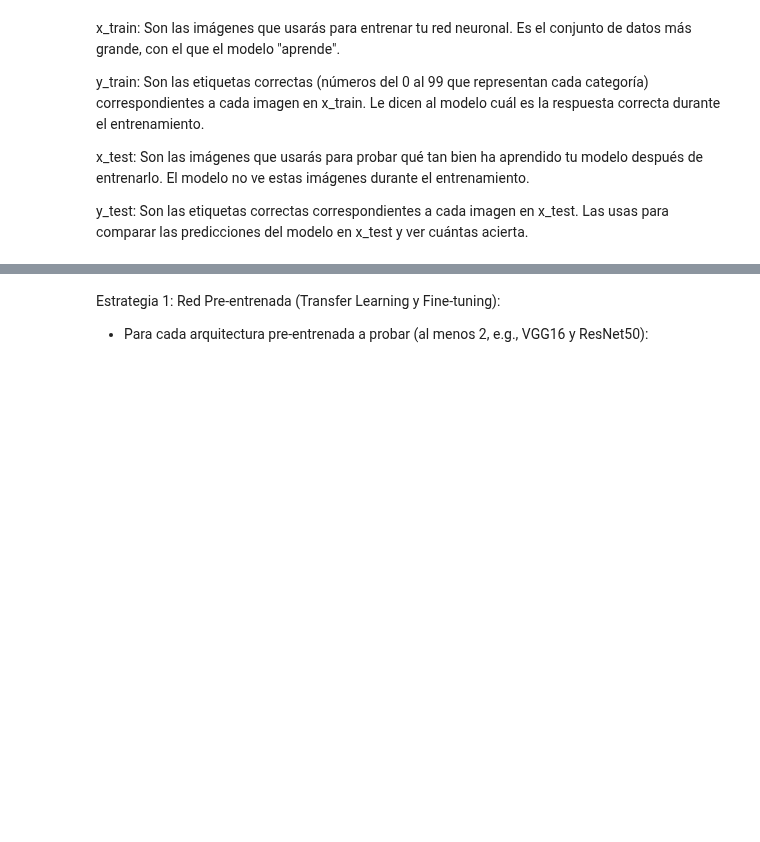
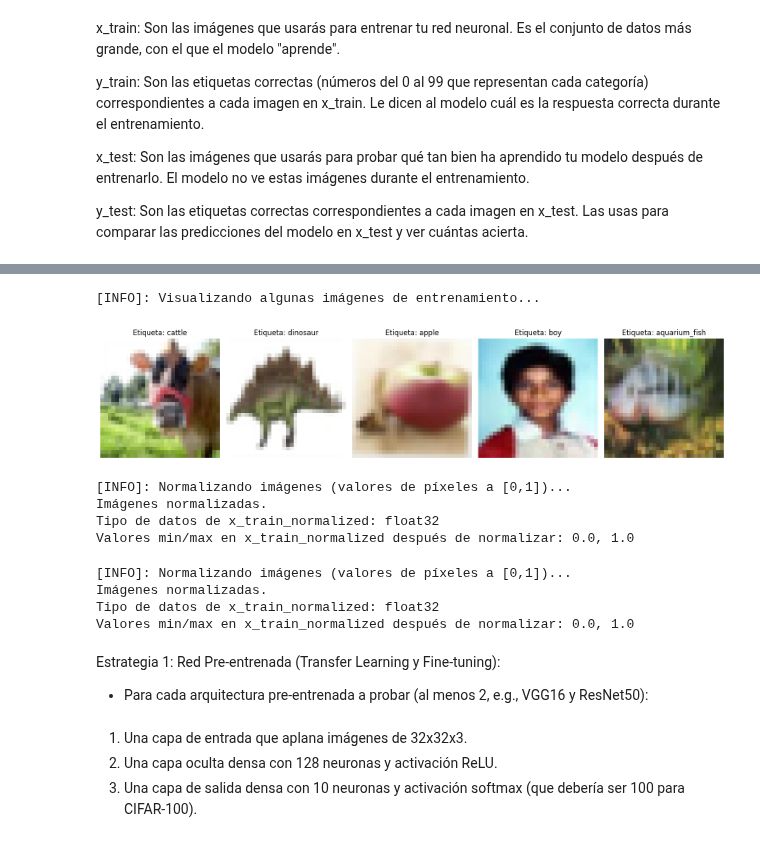
Before and after one commit to KARENCMP82/Python, a Jupyter notebook: DSC1124ESP_Actividad_DL_Grupo_XX.ipynb, the cells around one changed output, grey strips where cells are left out. Saved outputs shown, nothing was run; the diff lists cells and outputs as text; code cells hidden in the pictures; blank space fills up the shorter version.

```diff
--- a/DSC1124ESP_Actividad_DL_Grupo_XX.ipynb
+++ b/DSC1124ESP_Actividad_DL_Grupo_XX.ipynb
@@ -108,11 +118,3 @@ arrayEtiqueta = [
     'tulip', 'turtle', 'wardrobe', 'whale', 'willow_tree', 'wolf', 'woman',
     'worm'
 ]
-# %%
-#Visualizar algunas imágenes y sus etiquetas para entender los datos.
-
-for i in range(5):
-    plt.imshow(images_train[i])#Muestra la primera imagen
-    plt.title(f"Etiqueta: {arrayEtiqueta[labels_train[i][0]]}")#Agrega un título a la imagen
-    plt.axis('off')#Oculta los ejes
-    plt.show()#Muestra Imagen
@@ -131,3 +143,56 @@ images_test = images_test.astype('float32') / 255.0
+# %%
+#Visualizar algunas imágenes y sus etiquetas para entender los datos.
+print("\n[INFO]: Visualizando algunas imágenes de entrenamiento...")
+num_images_to_show = 5
+plt.figure(figsize=(15, 5)) # <--- MODIFICACIÓN: Ajusta figsize (ancho, alto) para mejor visualización en una fila
+
+for i in range(num_images_to_show):
+    plt.subplot(1, num_images_to_show, i + 1) # <--- MODIFICACIÓN: Para organizar en 1 fila, num_images_to_show columnas
+    plt.imshow(x_train[i])  # <--- CORRECCIÓN: Usar x_train (antes usabas images_train que no estaba definida aquí)
+    label_index = y_train[i][0] # <--- MODIFICACIÓN: Mejor extraer el índice primero
+    plt.title(f"Etiqueta: {arrayEtiqueta[label_index]}") # <--- CORRECCIÓN: Usar y_train (antes usabas labels_train) y el índice extraído
+    plt.axis('off')
+
+plt.tight_layout() # <--- ADICIÓN: Ajusta el espaciado entre subplots para que no se superpongan títulos
+plt.show() # <--- MODIFICACIÓN: Llamar a show() una vez fuera del bucle para mostrar todas las imágenes juntas
+# %% [output]
+[INFO]: Visualizando algunas imágenes de entrenamiento...
+[figure, added]
+# %%
+# Normalizar píxeles de imágenes (e.g., dividir por 255.0).
+
+print("\n[INFO]: Normalizando imágenes (valores de píxeles a [0,1])...")
+# Es buena práctica crear nuevas variables para los datos preprocesados
+# o asegurarse de que no necesitas las originales sin normalizar más adelante.
+x_train_normalized = x_train.astype('float32') / 255.0  # <--- CORRECCIÓN: Usar x_train y asignar a nueva variable
+x_test_normalized = x_test.astype('float32') / 255.0    # <--- CORRECCIÓN: Usar x_test y asignar a nueva variable
+print("Imágenes normalizadas.")
+print(f"Tipo de datos de x_train_normalized: {x_train_normalized.dtype}")
+print(f"Valores min/max en x_train_normalized después de normalizar: {x_train_normalized.min()}, {x_train_normalized.max()}")
+# %% [output]
+[INFO]: Normalizando imágenes (valores de píxeles a [0,1])...
+Imágenes normalizadas.
+Tipo de datos de x_train_normalized: float32
+Valores min/max en x_train_normalized después de normalizar: 0.0, 1.0
+# %%
+#Convertir etiquetas y_train, y_test a one-hot encoding (to_categorical).
+print("\n[INFO]: Normalizando imágenes (valores de píxeles a [0,1])...")
+# Es buena práctica crear nuevas variables para los datos preprocesados
+# o asegurarse de que no necesitas las originales sin normalizar más adelante.
+x_train_normalized = x_train.astype('float32') / 255.0  # <--- CORRECCIÓN: Usar x_train y asignar a nueva variable
+x_test_normalized = x_test.astype('float32') / 255.0    # <--- CORRECCIÓN: Usar x_test y asignar a nueva variable
+print("Imágenes normalizadas.")
+print(f"Tipo de datos de x_train_normalized: {x_train_normalized.dtype}")
+print(f"Valores min/max en x_train_normalized después de normalizar: {x_train_normalized.min()}, {x_train_normalized.max()}")
+# %% [output]
+[INFO]: Normalizando imágenes (valores de píxeles a [0,1])...
+Imágenes normalizadas.
+Tipo de datos de x_train_normalized: float32
+Valores min/max en x_train_normalized después de normalizar: 0.0, 1.0
 # %% [markdown]
 Estrategia 1: Red Pre-entrenada (Transfer Learning y Fine-tuning):
 * Para cada arquitectura pre-entrenada a probar (al menos 2, e.g., VGG16 y ResNet50):
+# %% [markdown]
+1.   Una capa de entrada que aplana imágenes de 32x32x3.
+2.   Una capa oculta densa con 128 neuronas y activación ReLU.
+3.   Una capa de salida densa con 10 neuronas y activación softmax (que debería ser 100 para CIFAR-100).
```
Also changed, not shown: parts of 11 cells of this notebook.
